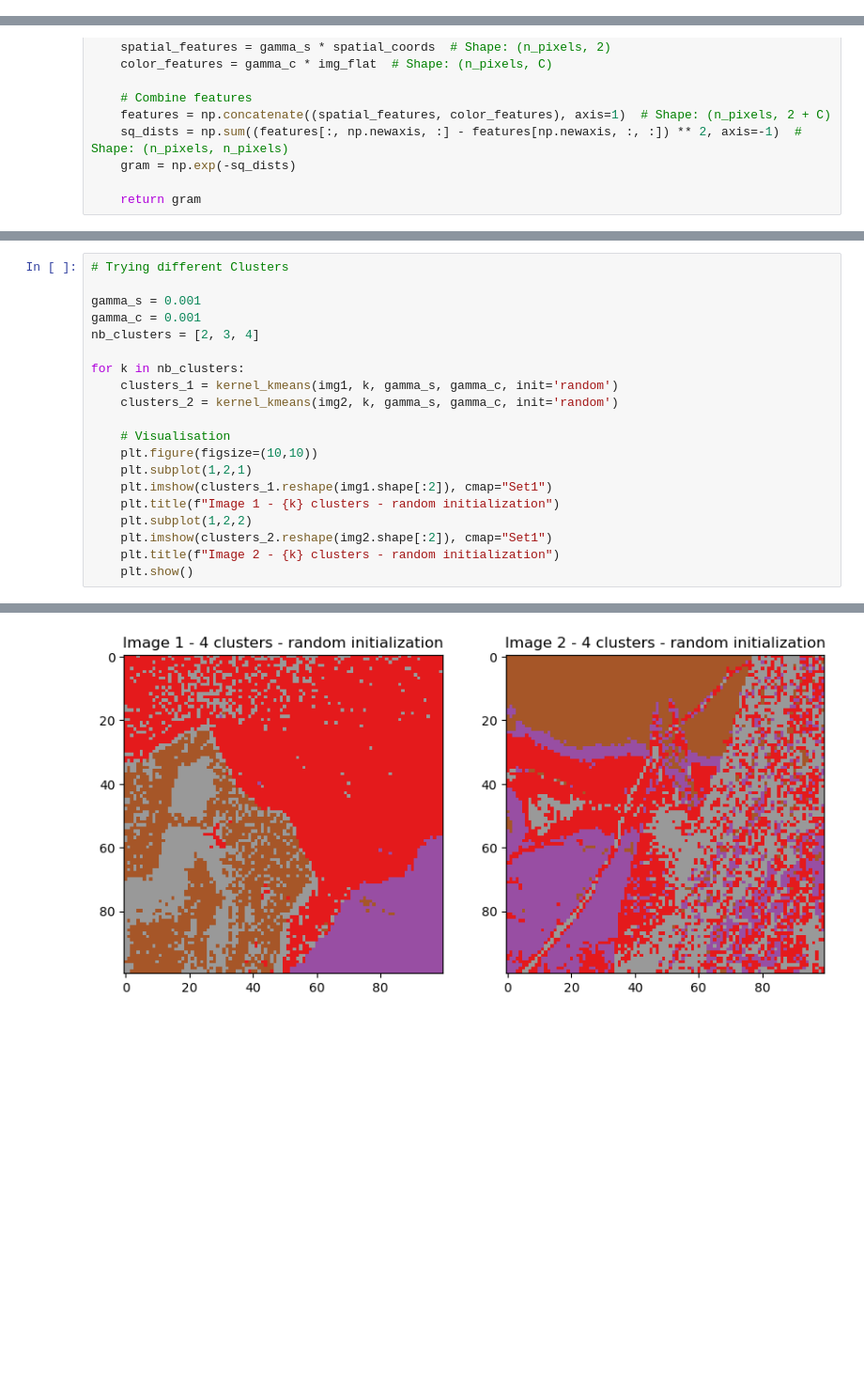
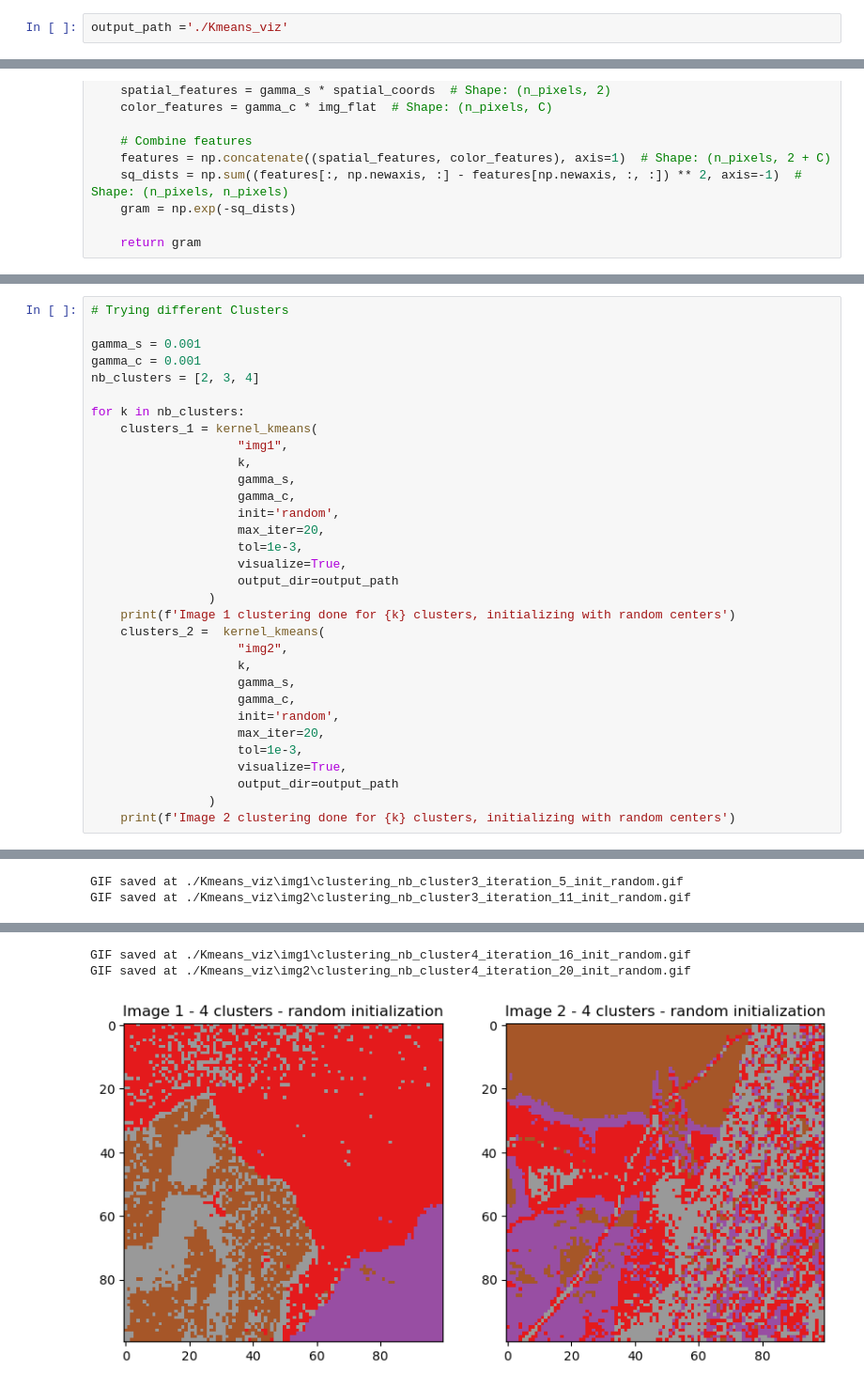
Before and after one commit to Jalalbaim/Kernel_KMeans_Spectral_Clustering, a Jupyter notebook: Kernel_Kmeans.ipynb, the cells around one changed output, grey strips where cells are left out. Shown at 94% size. Drawn from its saved outputs; the diff is of its cells as text; blank space fills up the shorter version.

Commit message:
Kernel_Kmeans

```diff
--- a/Kernel_Kmeans.ipynb
+++ b/Kernel_Kmeans.ipynb
@@ -10,0 +11,2 @@ import matplotlib.pyplot as plt
+# %%
+output_path ='./Kmeans_viz'
@@ -170,16 +235,28 @@ gamma_c = 0.001
 nb_clusters = [2, 3, 4]
 
 for k in nb_clusters:
-    clusters_1 = kernel_kmeans(img1, k, gamma_s, gamma_c, init='random')
-    clusters_2 = kernel_kmeans(img2, k, gamma_s, gamma_c, init='random')
-
-    # Visualisation
-    plt.figure(figsize=(10,10))
-    plt.subplot(1,2,1)
-    plt.imshow(clusters_1.reshape(img1.shape[:2]), cmap="Set1")
-    plt.title(f"Image 1 - {k} clusters - random initialization")
-    plt.subplot(1,2,2)
-    plt.imshow(clusters_2.reshape(img2.shape[:2]), cmap="Set1")
-    plt.title(f"Image 2 - {k} clusters - random initialization")
-    plt.show()
+    clusters_1 = kernel_kmeans(
+                    "img1",
+                    k,
+                    gamma_s,
+                    gamma_c,
+                    init='random',
+                    max_iter=20,
+                    tol=1e-3,
+                    visualize=True,
+                    output_dir=output_path
+                )
+    print(f'Image 1 clustering done for {k} clusters, initializing with random centers')
+    clusters_2 =  kernel_kmeans(
+                    "img2",
+                    k,
+                    gamma_s,
+                    gamma_c,
+                    init='random',
+                    max_iter=20,
+                    tol=1e-3,
+                    visualize=True,
+                    output_dir=output_path
+                )
+    print(f'Image 2 clustering done for {k} clusters, initializing with random centers')
 # %% [output]
@@ -186,4 +265,8 @@ for k in nb_clusters:
 [figure]
+GIF saved at ./Kmeans_viz\img1\clustering_nb_cluster3_iteration_5_init_random.gif
+GIF saved at ./Kmeans_viz\img2\clustering_nb_cluster3_iteration_11_init_random.gif
 [figure]
+GIF saved at ./Kmeans_viz\img1\clustering_nb_cluster4_iteration_16_init_random.gif
+GIF saved at ./Kmeans_viz\img2\clustering_nb_cluster4_iteration_20_init_random.gif
-[figure, old version]
+[figure, new version]
 # %%
```
Also changed, not shown: parts of 6 cells of this notebook, 1 other file.
